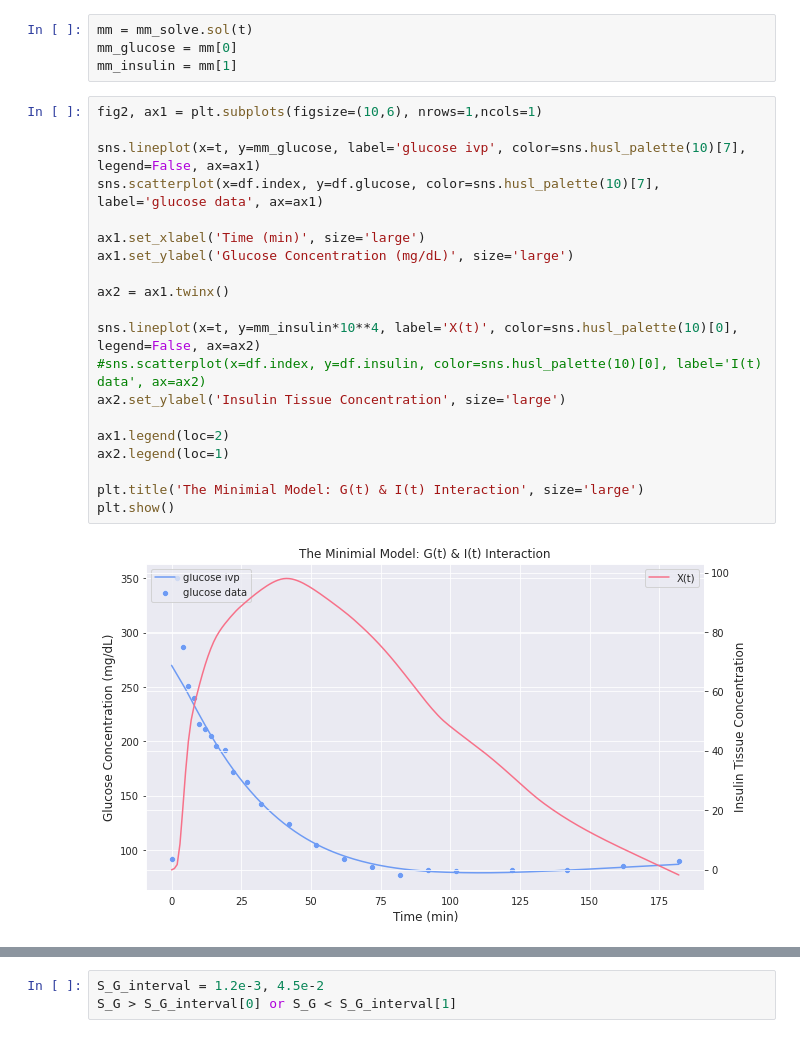
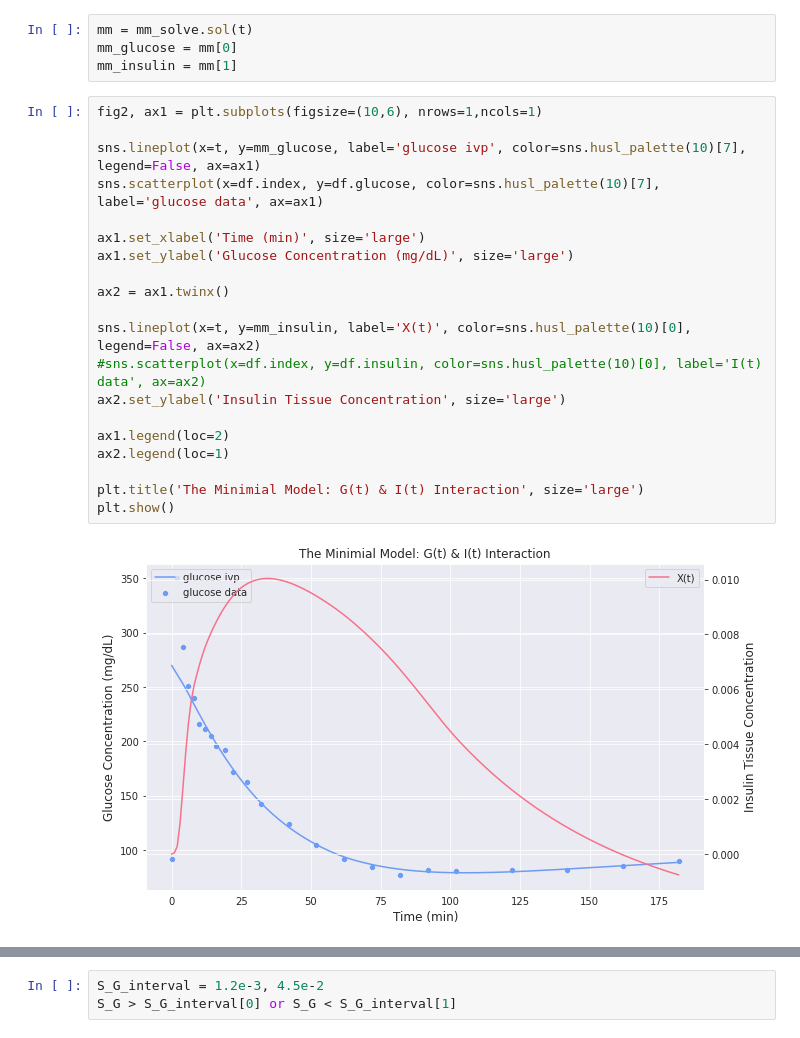
Before and after one commit to srlaghm/glucose-insulin-response, a Jupyter notebook: apma_seminar_modeling_glucose_insulin_response.ipynb, the cells around one changed output, grey strips where cells are left out. Cells and saved outputs as stored; diff of their text form.

```diff
--- a/apma_seminar_modeling_glucose_insulin_response.ipynb
+++ b/apma_seminar_modeling_glucose_insulin_response.ipynb
@@ -176,25 +176,25 @@ mm_insulin = mm[1]
 # %%
 fig2, ax1 = plt.subplots(figsize=(10,6), nrows=1,ncols=1)
 
 sns.lineplot(x=t, y=mm_glucose, label='glucose ivp', color=sns.husl_palette(10)[7], legend=False, ax=ax1)
 sns.scatterplot(x=df.index, y=df.glucose, color=sns.husl_palette(10)[7], label='glucose data', ax=ax1)
 
 ax1.set_xlabel('Time (min)', size='large')
 ax1.set_ylabel('Glucose Concentration (mg/dL)', size='large')
 
 ax2 = ax1.twinx()
 
-sns.lineplot(x=t, y=mm_insulin*10**4, label='X(t)', color=sns.husl_palette(10)[0], legend=False, ax=ax2)
+sns.lineplot(x=t, y=mm_insulin, label='X(t)', color=sns.husl_palette(10)[0], legend=False, ax=ax2)
 #sns.scatterplot(x=df.index, y=df.insulin, color=sns.husl_palette(10)[0], label='I(t) data', ax=ax2)
 ax2.set_ylabel('Insulin Tissue Concentration', size='large')
 
 ax1.legend(loc=2)
 ax2.legend(loc=1)
 
 plt.title('The Minimial Model: G(t) & I(t) Interaction', size='large')
 plt.show()
 # %% [output]
-[figure, old version]
+[figure, new version]
 # %%
 # retrieve insulin sensitivity index, that is, ability of blood insulin to
 # enhance glucose effectiveness
```
Also changed, not shown: parts of 12 cells of this notebook.
